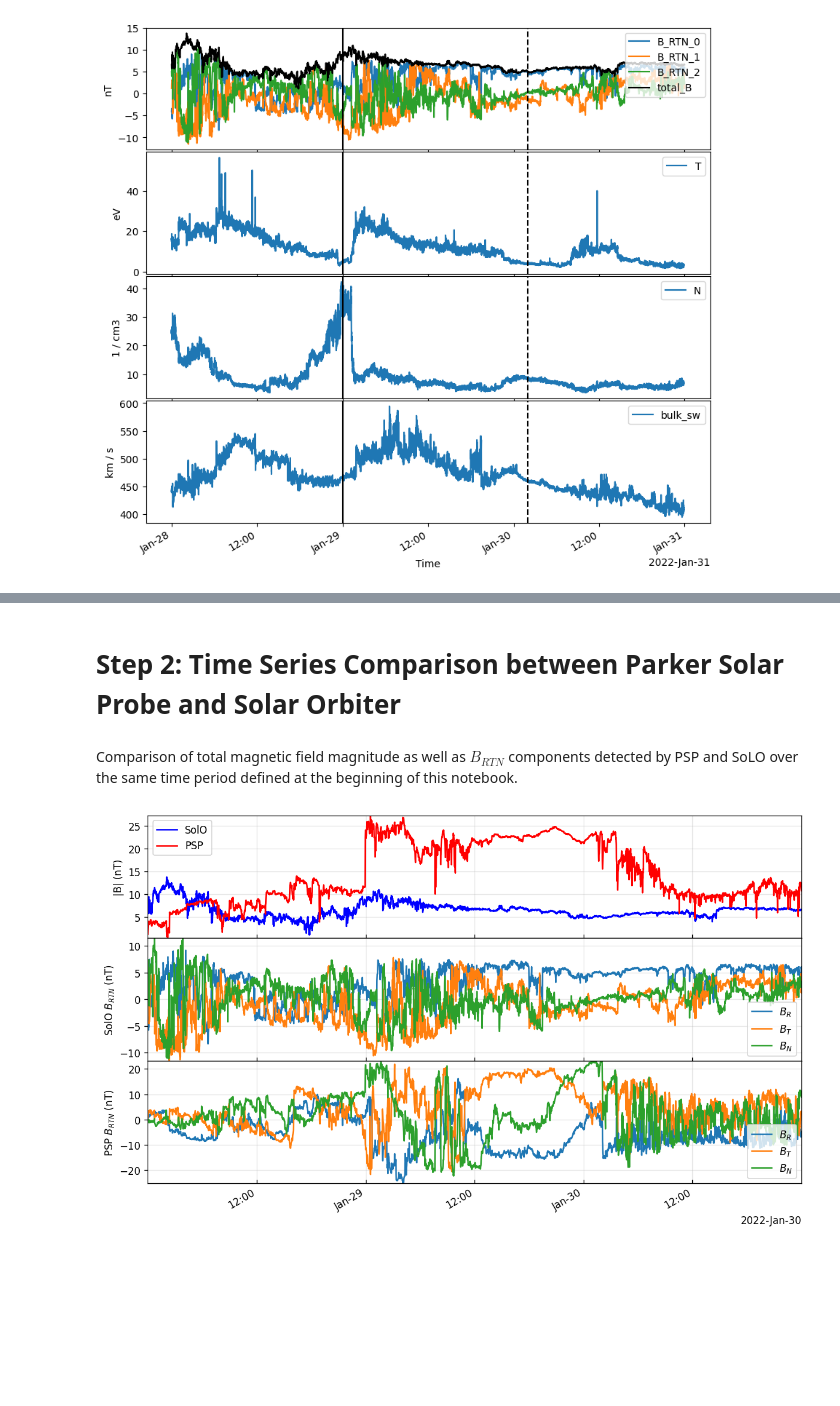
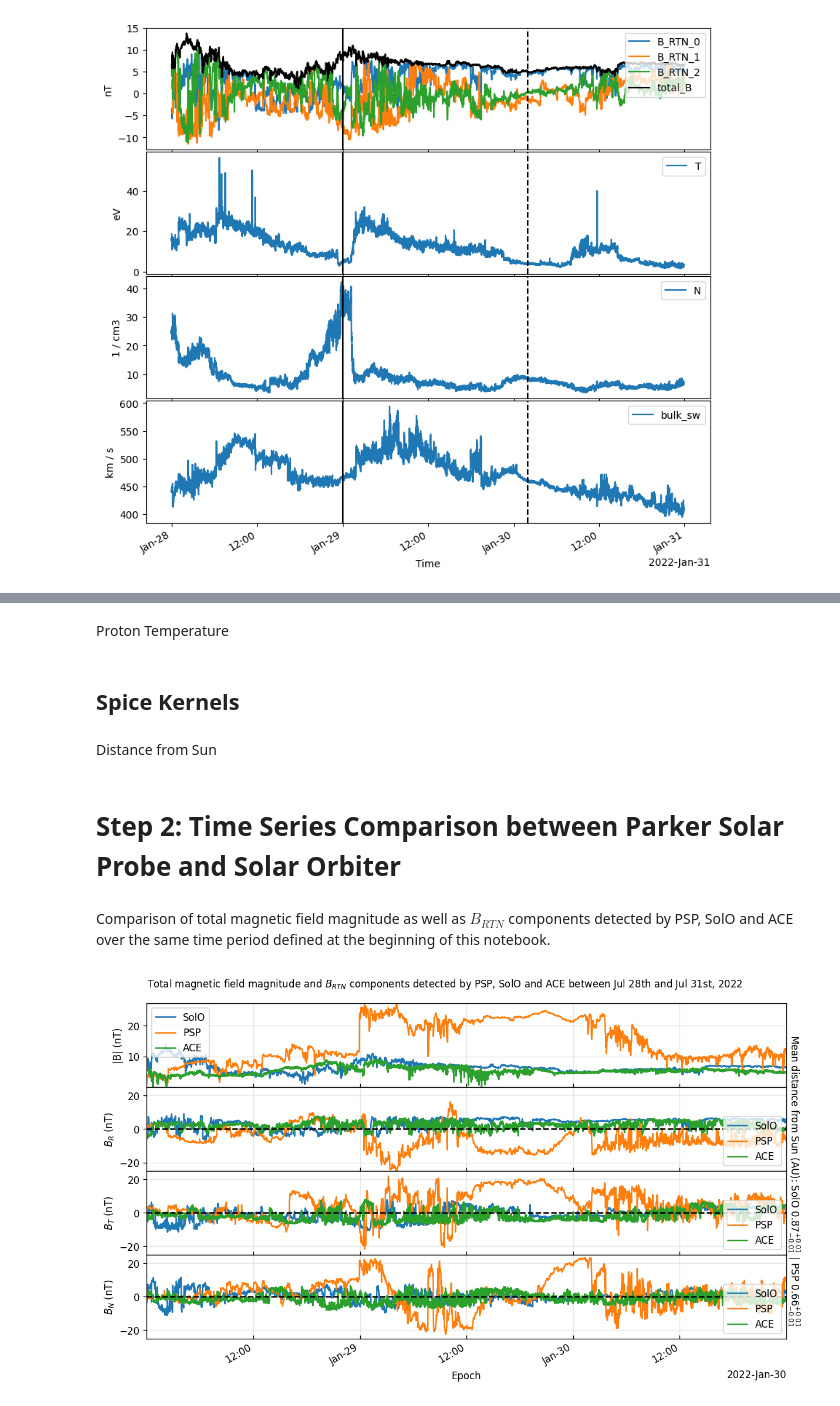
Before and after one commit to BlueNeptune11/sun_capstone, a Jupyter notebook: AceSoPsp_timeseries.ipynb, the cells around one changed output, grey strips where cells are left out. Drawn from its saved outputs; the diff is of its cells as text; code cells hidden in the pictures; blank space fills up the shorter version.

Commit message:
Added Ace data, plot adjustments, added distance information

```diff
--- a/AceSoPsp_timeseries.ipynb
+++ b/AceSoPsp_timeseries.ipynb
@@ -165,0 +264,8 @@ plt.subplots_adjust(hspace=0.02)
+# %%
+# Search and download ace sw data (64-second)
+res_ace_swep = Fido.search(a.Time(tstart, tend), a.cdaweb.Dataset('AC_H0_SWE'))
+files_ace_swep = Fido.fetch(res_ace_swep, path=ace_data_path)
+
+# Search and download ace mag data (1-second)
+res_ace_mag = Fido.search(a.Time(tstart, tend), a.cdaweb.Dataset('AC_H3_MFI'))
+files_ace_mag = Fido.fetch(res_ace_mag, path=ace_data_path)
@@ -165,0 +283,4 @@ plt.subplots_adjust(hspace=0.02)
+# %%
+ace_sw = TimeSeries(files_ace_swep, concatenate=True)
+ace_mag = TimeSeries(files_ace_mag, concatenate=True)
+ace_sw.plot(columns=['Vp'])
@@ -165,0 +290,2 @@ plt.subplots_adjust(hspace=0.02)
+# %% [markdown]
+Proton Temperature
@@ -165,0 +295,2 @@ plt.subplots_adjust(hspace=0.02)
+# %% [markdown]
+## Spice Kernels
@@ -165,0 +325,2 @@ plt.subplots_adjust(hspace=0.02)
+# %% [markdown]
+Distance from Sun
@@ -166,37 +337,61 @@ plt.subplots_adjust(hspace=0.02)
 # %% [markdown]
 # Step 2: Time Series Comparison between Parker Solar Probe and Solar Orbiter
 # %% [markdown]
-Comparison of total magnetic field magnitude as well as $B_{RTN}$ components detected by PSP and SoLO over the same time period defined at the beginning of this notebook.
+Comparison of total magnetic field magnitude as well as $B_{RTN}$ components detected by PSP, SolO and ACE over the same time period defined at the beginning of this notebook.
 # %%
-fig, ax = plt.subplots(3, figsize=(10, 6), sharex=True, dpi=120)
+fig, ax = plt.subplots(4, figsize=(10, 6), sharex=True, dpi=120)
+
+min_y = -25
+max_y = 25
 
 # Total B magnitude comparison
-solo_mag.plot(columns=['total_B'], axes=ax[0], color='b')
-psp_fields_mag_clean.plot(columns=['total_B'], axes=ax[0], color='r')
+solo_mag.plot(columns=['total_B'], axes=ax[0])
+psp_fields_mag_clean.plot(columns=['total_B'], axes=ax[0])
+ace_mag.plot(columns=['Magnitude'], axes=ax[0])
 ax[0].set_ylabel("|B| (nT)")
-ax[0].legend(labels=["SolO", "PSP"], loc="upper left")
+ax[0].legend(labels=["SolO", "PSP", "ACE"], loc="upper left")
 
 # SolO B_RTN
-solo_mag.plot(columns=['B_RTN_0', 'B_RTN_1', 'B_RTN_2'], axes=ax[1])
-ax[1].set_ylabel("SolO $B_{RTN}$ (nT)")
-ax[1].legend(labels=["$B_R$", "$B_T$", "$B_N$"], loc="lower right")
+solo_mag.plot(columns=['B_RTN_0'], axes=ax[1])
+psp_fields_mag_clean.plot(columns=["psp_fld_l2_mag_RTN_1min_0"], axes=ax[1])
+ace_mag.plot(columns=['BRTN_0'], axes=ax[1])
+ax[1].set_ylabel("$B_{R}$ (nT)")
+ax[1].legend(labels=["SolO", "PSP", "ACE"], loc="lower right")
+ax[1].set_ylim(min_y, max_y)
+ax[1].axhline(0, c='k', ls='--')
 
-# PSP B_RTN
-psp_fields_mag_clean._data[["psp_fld_l2_mag_RTN_1min_0",
-                            "psp_fld_l2_mag_RTN_1min_1",
-                            "psp_fld_l2_mag_RTN_1min_2"]].plot(ax=ax[2])
+solo_mag.plot(columns=['B_RTN_1'], axes=ax[2])
+psp_fields_mag_clean.plot(columns=["psp_fld_l2_mag_RTN_1min_1"], axes=ax[2])
+ace_mag.plot(columns=['BRTN_1'], axes=ax[2])
+ax[2].set_ylabel("$B_{T}$ (nT)")
+ax[2].legend(labels=["SolO", "PSP", "ACE"], loc="lower right")
+ax[2].set_ylim(min_y, max_y)
+ax[2].axhline(0, c='k', ls='--')
 
-ax[2].set_ylabel("PSP $B_{RTN}$ (nT)")
-ax[2].legend(labels=["$B_R$", "$B_T$", "$B_N$"], loc="lower right")
+solo_mag.plot(columns=['B_RTN_2'], axes=ax[3])
+psp_fields_mag_clean.plot(columns=["psp_fld_l2_mag_RTN_1min_2"], axes=ax[3])
+ace_mag.plot(columns=['BRTN_2'], axes=ax[3])
+ax[3].set_ylabel("$B_{N}$ (nT)")
+ax[3].legend(labels=["SolO", "PSP", "ACE"], loc="lower right")
+ax[3].set_ylim(min_y, max_y)
+ax[3].axhline(0, c='k', ls='--')
+
+#ax[4].plot(obstime.datetime64, solo_spacecraft_hgs.radius)
+#ax[4].plot(obstime.datetime64, psp_spacecraft_hgs.radius)
+#ax[4].set_ylabel('Distance from Sun ($R_{sun}$)')
 
 # Remove margins, set inwards ticks and grid
 for aa in ax:
     aa.tick_params(axis='x', direction='in')
     aa.margins(x=0, y=0)
     aa.grid('.', alpha=0.3)
 
+fig.text(0.985, 0.5, f'Mean distance from Sun (AU): SolO ${solo_mean:.2f}^{{+{solo_upp:.2f}}}_{{-{solo_low:.2f}}}$ | PSP ${psp_mean:.2f}^{{+{psp_upp:.2f}}}_{{-{psp_low:.2f}}}$', rotation=-90, va='center')
+
+fig.suptitle(f'Total magnetic field magnitude and $B_{{RTN}}$ components detected by PSP, SolO and ACE between Jul 28th and Jul 31st, 2022', fontsize=10)
+
 plt.tight_layout()
 plt.subplots_adjust(hspace=0)
 # %% [output]
-[figure, old version]
+[figure, new version]
 # %% [markdown]
```
Also changed, not shown: parts of 27 cells of this notebook.
